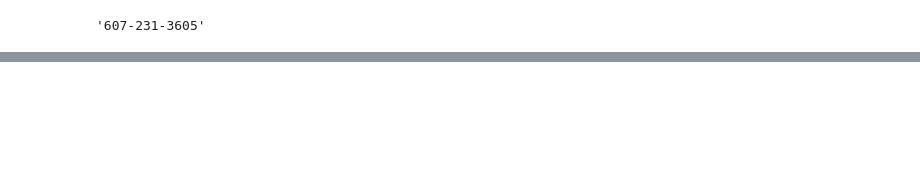
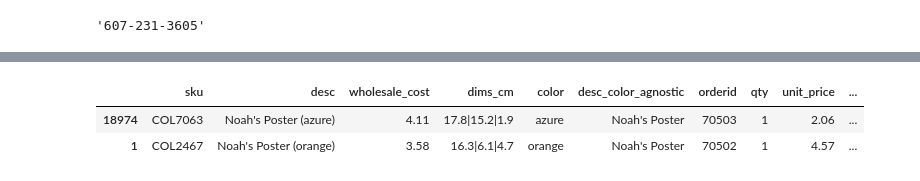
Before and after one commit to danielcs88/Hannukah-of-Data, a Jupyter notebook: 5784/2023_hod.ipynb, the cells around one changed output, grey strips where cells are left out. Saved outputs shown, nothing was run; the diff lists cells and outputs as text; code cells hidden in the pictures; blank space fills up the shorter version.

```diff
--- a/5784/2023_hod.ipynb
+++ b/5784/2023_hod.ipynb
@@ -569,0 +896,18 @@ customers.pipe(four_the_early_bird).pipe(answer)
+# %%
+def bargain_hunter_in_store_color_items(
+    products_df: pd.DataFrame = products,
+    orders_items_df: pd.DataFrame = orders_items,
+    orders_df: pd.DataFrame = orders,
+) -> pd.DataFrame:
+    return (
+        products_df.pipe(color_agnostic_item_name)
+        .merge(orders_items_df, on="sku")
+        .merge(orders_df, on="orderid")
+        .loc[
+            lambda d: (
+                d["customerid"].isin(six_the_bargain_hunter().loc[:, "customerid"])
+            )
+        ]
+        .pipe(filter_in_store_orders)
+        .pipe(date_hour_mm)
+    )
@@ -569,0 +967,6 @@ customers.pipe(four_the_early_bird).pipe(answer)
+# %%
+orders.pipe(the_order_of_the_meet)
+# %% [output]
+|  | sku | desc | wholesale_cost | dims_cm | color | desc_color_agnostic | orderid | qty | unit_price | ... |
+| 18974 | COL7063 | Noah's Poster (azure) | 4.11 | 17.8|15.2|1.9 | azure | Noah's Poster | 70503 | 1 | 2.06 | ... |
+| 1 | COL2467 | Noah's Poster (orange) | 3.58 | 16.3|6.1|4.7 | orange | Noah's Poster | 70502 | 1 | 4.57 | ... |
```
Also changed, not shown: parts of 35 cells of this notebook, 8 other files.
